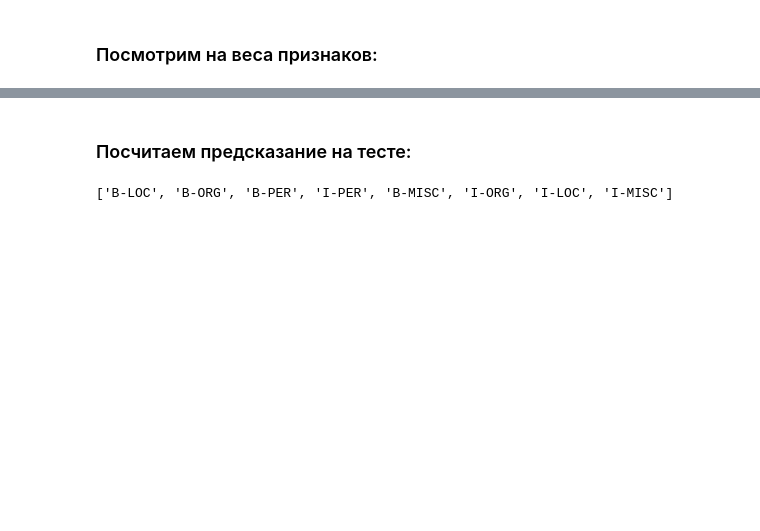
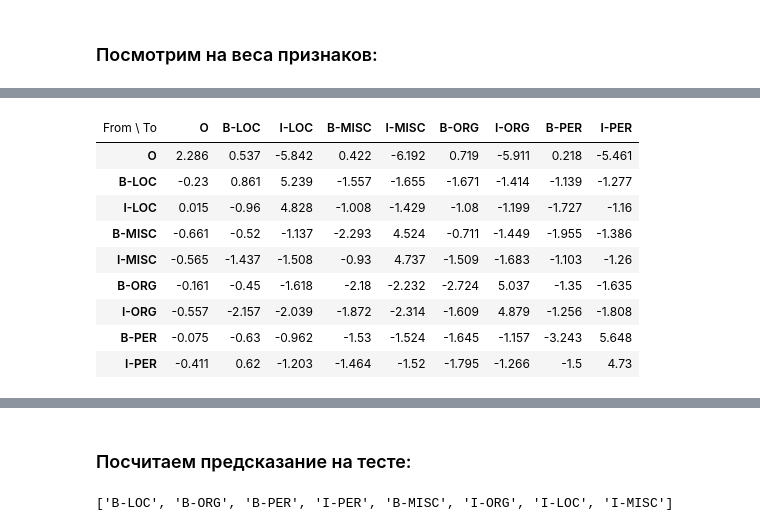
Before and after one commit to rtriangle/Sberbank-course, a Jupyter notebook: day4/seminar_crf.ipynb, the cells around one changed output, grey strips where cells are left out. Saved outputs shown, nothing was run; the diff lists cells and outputs as text; code cells hidden in the pictures; blank space fills up the shorter version.

```diff
--- a/day4/seminar_crf.ipynb
+++ b/day4/seminar_crf.ipynb
@@ -103,9 +191,9 @@ X_train[0][1]
 ### YOUR CODE HERE (Probably you will change some hyperparameters)
 crf = sklearn_crfsuite.CRF(
     algorithm='lbfgs',
-    c1=0,
-    c2=0,
-    max_iterations=50,
+    c1=0.5,
+    c2=0.5,
+    max_iterations=100,
     all_possible_transitions=True
 )
 crf.fit(X_train, y_train)
@@ -138,0 +205,21 @@ eli5.show_weights(crf, top=30)
+# %%
+crf = sklearn_crfsuite.CRF(
+    algorithm='lbfgs',
+    c1=0.5,
+    c2=0.5,
+    max_iterations=150,
+    all_possible_transitions=True
+)
+crf.fit(X_train, y_train)
+eli5.show_weights(crf, top=30)
+# %% [output]
+| From \ To | O | B-LOC | I-LOC | B-MISC | I-MISC | B-ORG | I-ORG | B-PER | I-PER |
+| O | 2.286 | 0.537 | -5.842 | 0.422 | -6.192 | 0.719 | -5.911 | 0.218 | -5.461 |
+| B-LOC | -0.23 | 0.861 | 5.239 | -1.557 | -1.655 | -1.671 | -1.414 | -1.139 | -1.277 |
+| I-LOC | 0.015 | -0.96 | 4.828 | -1.008 | -1.429 | -1.08 | -1.199 | -1.727 | -1.16 |
+| B-MISC | -0.661 | -0.52 | -1.137 | -2.293 | 4.524 | -0.711 | -1.449 | -1.955 | -1.386 |
+| I-MISC | -0.565 | -1.437 | -1.508 | -0.93 | 4.737 | -1.509 | -1.683 | -1.103 | -1.26 |
+| B-ORG | -0.161 | -0.45 | -1.618 | -2.18 | -2.232 | -2.724 | 5.037 | -1.35 | -1.635 |
+| I-ORG | -0.557 | -2.157 | -2.039 | -1.872 | -2.314 | -1.609 | 4.879 | -1.256 | -1.808 |
+| B-PER | -0.075 | -0.63 | -0.962 | -1.53 | -1.524 | -1.645 | -1.157 | -3.243 | 5.648 |
+| I-PER | -0.411 | 0.62 | -1.203 | -1.464 | -1.52 | -1.795 | -1.266 | -1.5 | 4.73 |
```
Also changed, not shown: parts of 13 cells of this notebook.
